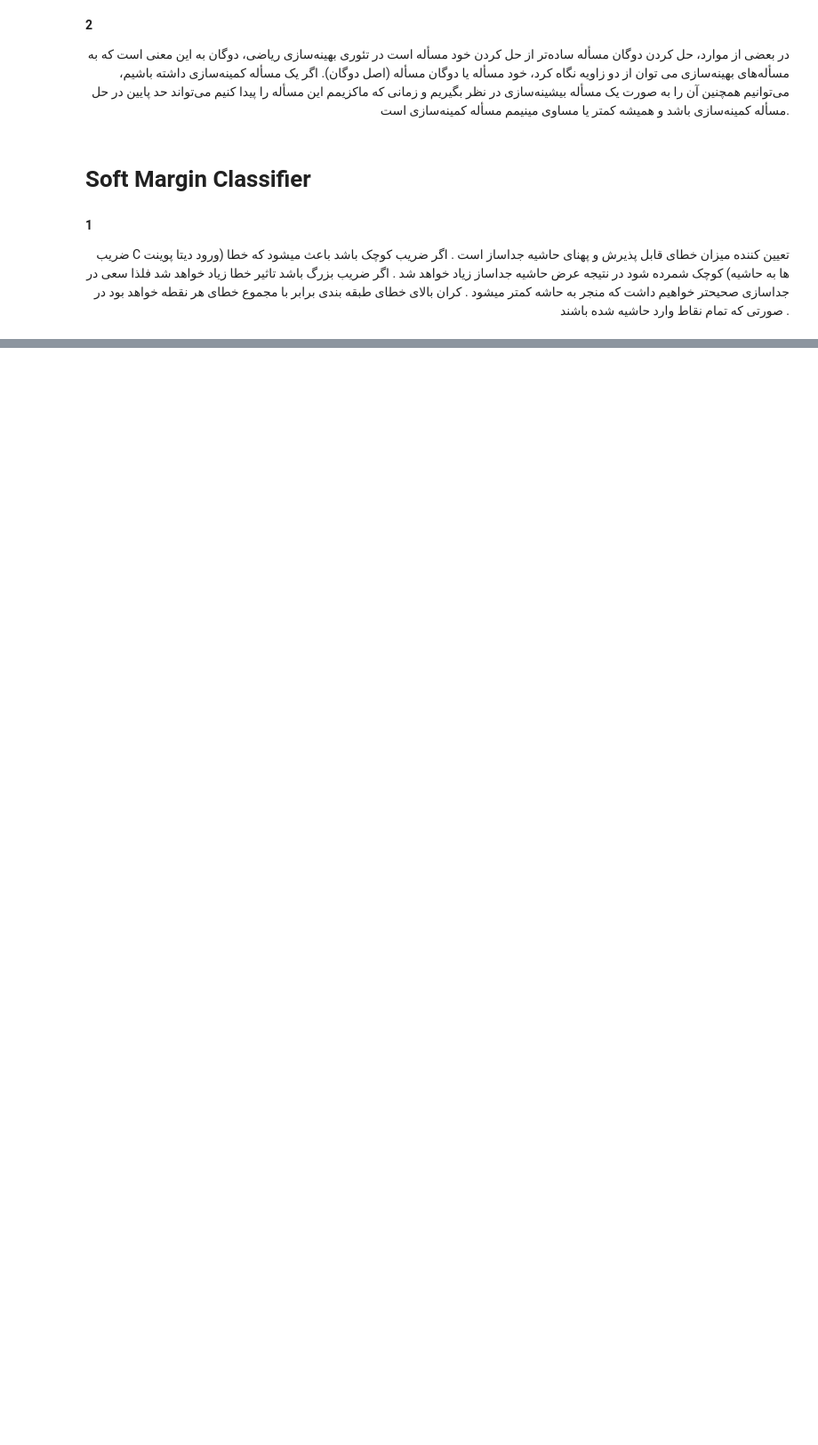
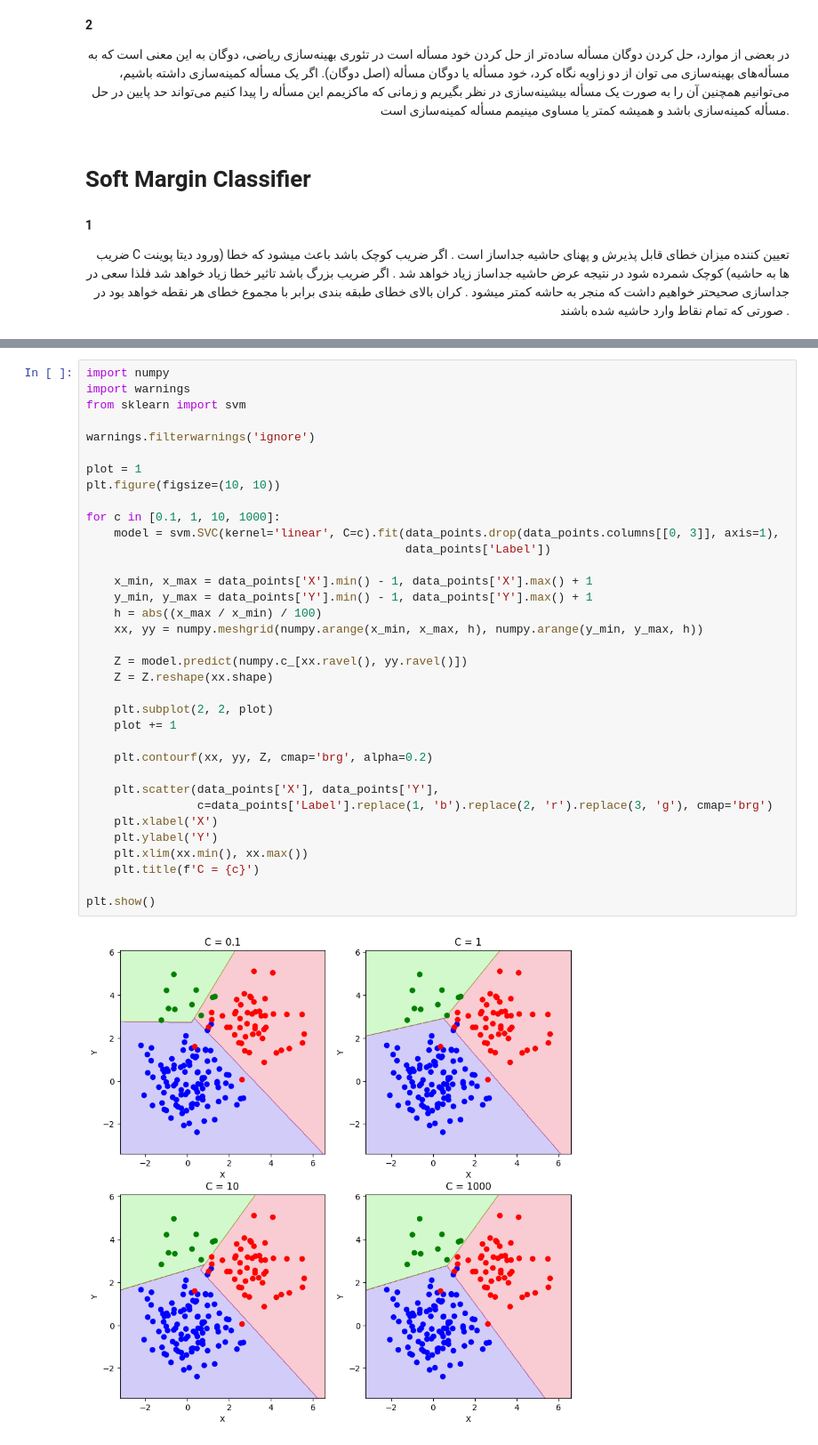
Before and after one commit to SM2A/Machine_Learning_Course_Project, a Jupyter notebook: HW-4/Report.ipynb, the cells around one changed output, grey strips where cells are left out. Shown: that part at 89% size. Cells and saved outputs as stored; diff of their text form; blank space fills up the shorter version.

```diff
--- a/HW-4/Report.ipynb
+++ b/HW-4/Report.ipynb
@@ -25,0 +41,37 @@
+# %%
+import numpy
+import warnings
+from sklearn import svm
+
+warnings.filterwarnings('ignore')
+
+plot = 1
+plt.figure(figsize=(10, 10))
+
+for c in [0.1, 1, 10, 1000]:
+    model = svm.SVC(kernel='linear', C=c).fit(data_points.drop(data_points.columns[[0, 3]], axis=1),
+                                              data_points['Label'])
+
+    x_min, x_max = data_points['X'].min() - 1, data_points['X'].max() + 1
+    y_min, y_max = data_points['Y'].min() - 1, data_points['Y'].max() + 1
+    h = abs((x_max / x_min) / 100)
+    xx, yy = numpy.meshgrid(numpy.arange(x_min, x_max, h), numpy.arange(y_min, y_max, h))
+
+    Z = model.predict(numpy.c_[xx.ravel(), yy.ravel()])
+    Z = Z.reshape(xx.shape)
+
+    plt.subplot(2, 2, plot)
+    plot += 1
+
+    plt.contourf(xx, yy, Z, cmap='brg', alpha=0.2)
+
+    plt.scatter(data_points['X'], data_points['Y'],
+                c=data_points['Label'].replace(1, 'b').replace(2, 'r').replace(3, 'g'), cmap='brg')
+    plt.xlabel('X')
+    plt.ylabel('Y')
+    plt.xlim(xx.min(), xx.max())
+    plt.title(f'C = {c}')
+
+plt.show()
+# %% [output]
+[figure, added]
```
Also changed, not shown: parts of 3 cells of this notebook.
